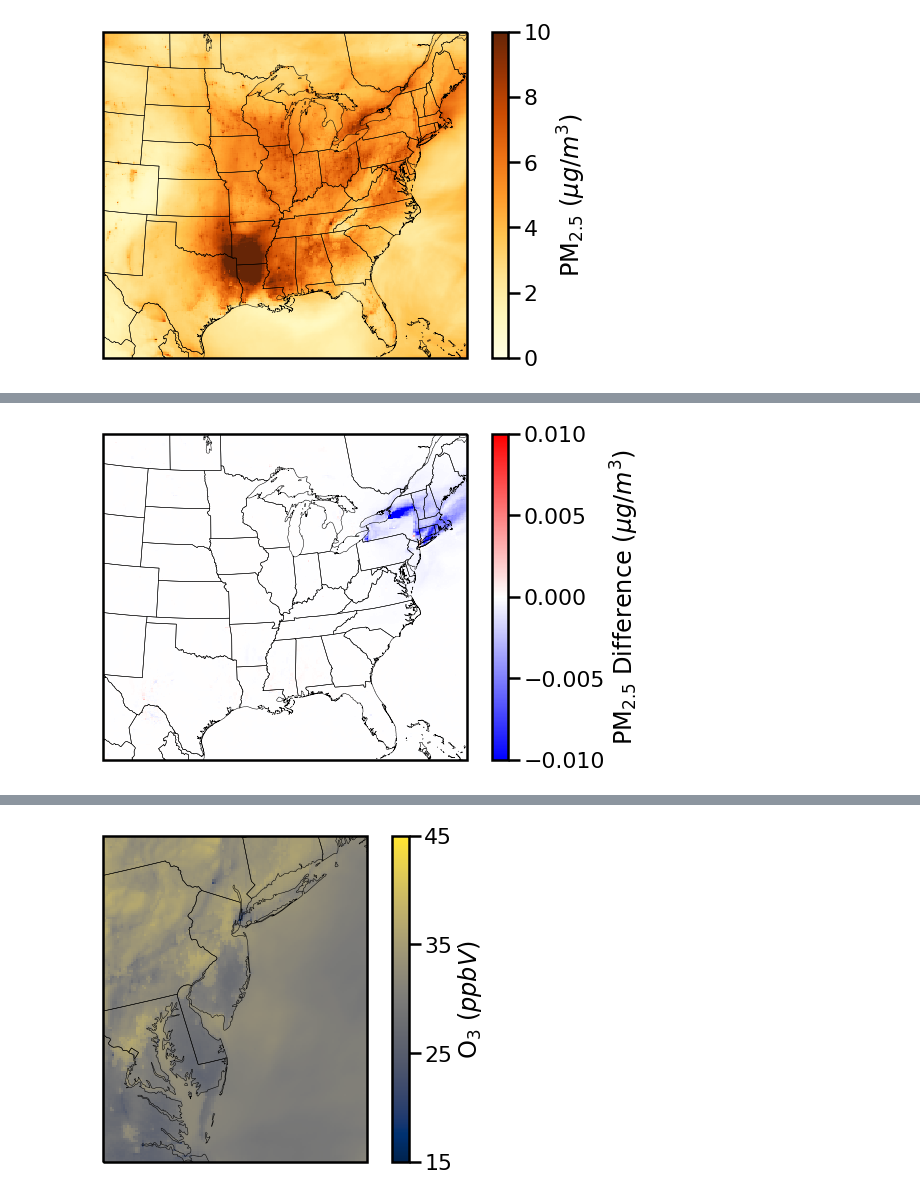
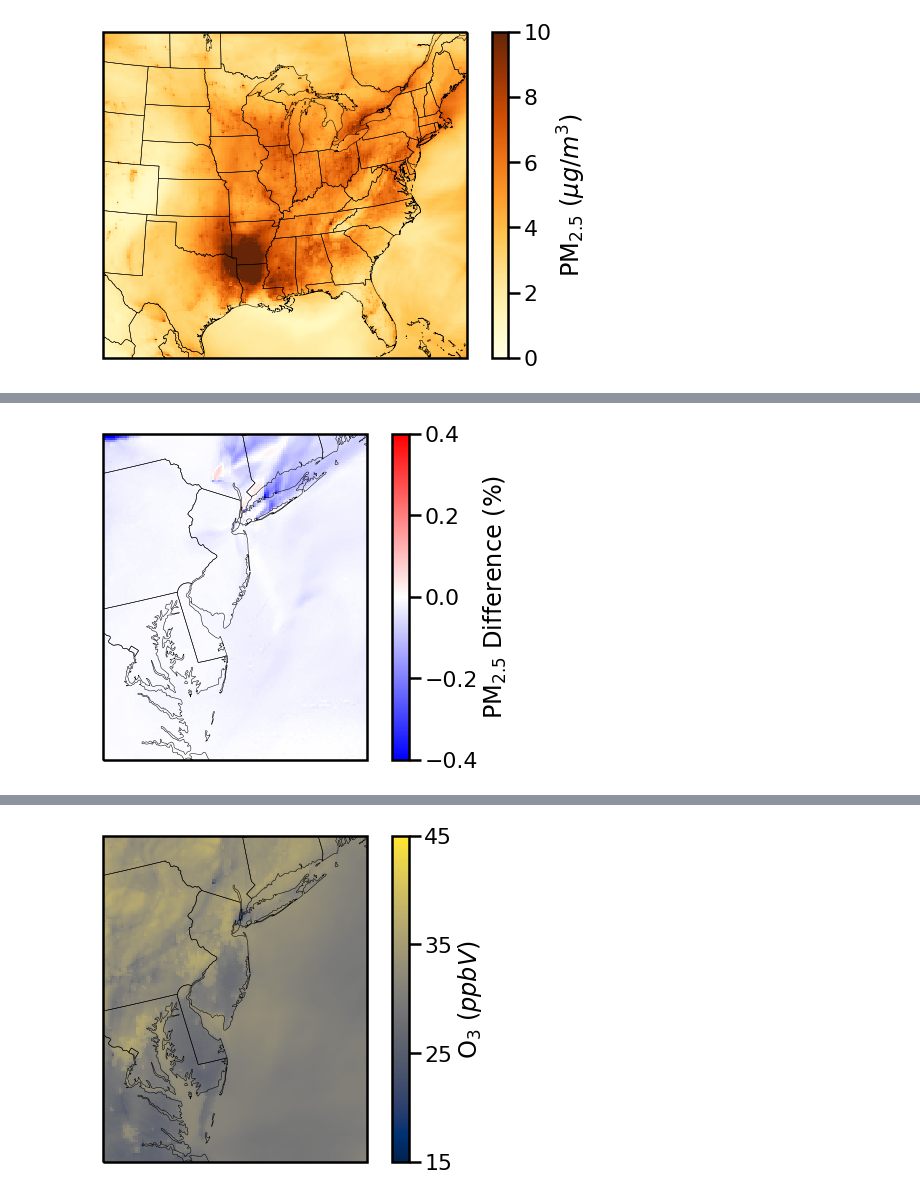
Before and after one commit to jeffreysward/cmaqpy, a Jupyter notebook: notebooks/Visualize cctm output.ipynb, the cells around one changed output, grey strips where cells are left out. Drawn from its saved outputs; the diff is of its cells as text; code cells hidden in the pictures.

Commit message:
Updates to visualization and an example for running the smoke in-line to 2d converter

```diff
--- a/notebooks/Visualize cctm output.ipynb
+++ b/notebooks/Visualize cctm output.ipynb
@@ -48,13 +45,17 @@ proj_bounds_4 = plots.get_domain_boundary(c_ren_4, ccrs_4)
 # Get the plot variables
 pm25_mean_12 = c_ren_12.PM25_TOT.mean(dim='time').squeeze()
 pm25_mean_diff_12 = (c_ren_12.PM25_TOT - c_base_12.PM25_TOT).mean(dim='time').squeeze()
+pm25_mean_pct_diff_12 = ((c_ren_12.PM25_TOT - c_base_12.PM25_TOT) / c_base_12.PM25_TOT * 100).mean(dim='time').squeeze()
 pm25_mean_4 = c_ren_4.PM25_TOT.mean(dim='time').squeeze()
 pm25_mean_diff_4 = (c_ren_4.PM25_TOT - c_base_4.PM25_TOT).mean(dim='time').squeeze()
+pm25_mean_pct_diff_4 = ((c_ren_4.PM25_TOT - c_base_4.PM25_TOT) / c_base_4.PM25_TOT * 100).mean(dim='time').squeeze()
 
 o3_mean_12 = c_ren_12.O3.mean(dim='time').squeeze()
 o3_mean_diff_12 = (c_ren_12.O3 - c_base_12.O3).mean(dim='time').squeeze()
+o3_mean_pct_diff_12 = ((c_ren_12.O3 - c_base_12.O3) / c_base_12.O3 * 100).mean(dim='time').squeeze()
 o3_mean_4 = c_ren_4.O3.mean(dim='time').squeeze()
 o3_mean_diff_4 = (c_ren_4.O3 - c_base_4.O3).mean(dim='time').squeeze()
+o3_mean_pct_diff_4 = ((c_ren_4.O3 - c_base_4.O3) / c_base_4.O3 * 100).mean(dim='time').squeeze()
 # %%
 # Plot PM2.5 for the 12km domain
 plots.conc_map(pm25_mean_12, cmap=cm.get_cmap('YlOrBr'), figsize=(9,6), ax=None, cartopy_crs=ccrs_12, proj_bounds=proj_bounds_12,
@@ -65,6 +84,11 @@ plots.conc_map(pm25_mean_12, cmap=cm.get_cmap('YlOrBr'), figsize=(9,6), ax=None,
 # %%
 # Plot PM2.5 Difference for the 12km domain
-plots.conc_map(pm25_mean_diff_12, cmap=cm.get_cmap('bwr'), figsize=(9,6), ax=None, cartopy_crs=ccrs_12, proj_bounds=proj_bounds_12,
-    vmin=-0.01, vmax=0.01, cbar_args={"cbar_ticks": [-0.01, -0.005, 0, 0.005, 0.01], "cbar_label": 'PM$_{2.5}$ Difference ($\mu g/m^{3}$)'}, savefig=True, figpath='../cmaqpy/data/plots/pm25_diff_12km.png')
+plots.conc_map(pm25_mean_pct_diff_4, cmap=cm.get_cmap('bwr'), figsize=(9,6), ax=None, cartopy_crs=ccrs_4, proj_bounds=proj_bounds_4,
+    vmin=-0.4, vmax=0.4,
+    cbar_args={
+        # "cbar_ticks": [-0.01, -0.005, 0, 0.005, 0.01],
+        "cbar_label": 'PM$_{2.5}$ Difference (%)'
+        },
+    savefig=True, figpath='../cmaqpy/data/plots/pm25_diff_4km.png')
 # %% [output]
-[figure, old version]
+[figure, new version]
```
Also changed, not shown: parts of 10 cells of this notebook, 2 other files.
